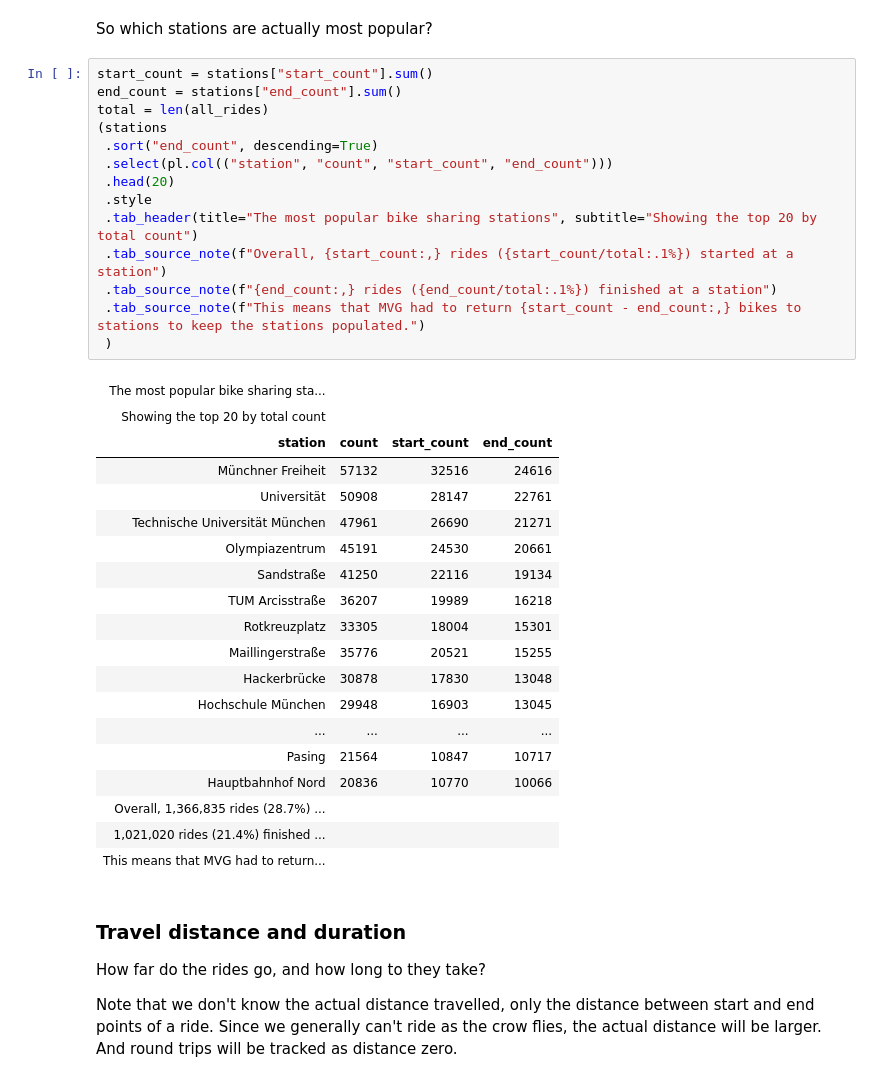
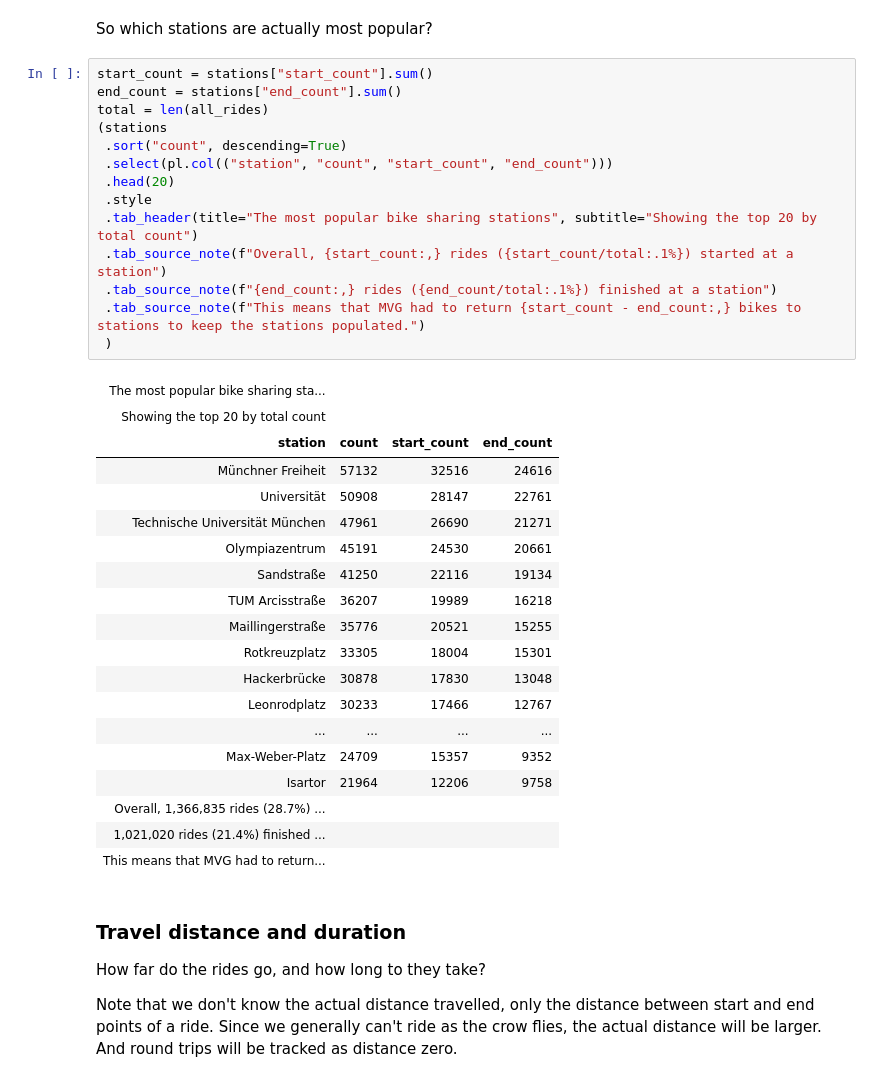
Before and after one commit to oefe/mvg-rad, a Jupyter notebook: mvg-rad.ipynb, the cells around one changed output. Saved outputs shown, nothing was run; the diff lists cells and outputs as text.

```diff
--- a/mvg-rad.ipynb
+++ b/mvg-rad.ipynb
@@ -203,34 +203,34 @@ So which stations are actually most popular?
 # %%
 start_count = stations["start_count"].sum()
 end_count = stations["end_count"].sum()
 total = len(all_rides)
 (stations
- .sort("end_count", descending=True)
+ .sort("count", descending=True)
  .select(pl.col(("station", "count", "start_count", "end_count")))
  .head(20)
  .style
  .tab_header(title="The most popular bike sharing stations", subtitle="Showing the top 20 by total count")
  .tab_source_note(f"Overall, {start_count:,} rides ({start_count/total:.1%}) started at a station")
  .tab_source_note(f"{end_count:,} rides ({end_count/total:.1%}) finished at a station")
  .tab_source_note(f"This means that MVG had to return {start_count - end_count:,} bikes to stations to keep the stations populated.")
  )
 # %% [output]
 | The most popular bike sharing sta... |  |  |  |
 | Showing the top 20 by total count |  |  |  |
 | station | count | start_count | end_count |
 | Münchner Freiheit | 57132 | 32516 | 24616 |
 | Universität | 50908 | 28147 | 22761 |
 | Technische Universität München | 47961 | 26690 | 21271 |
 | Olympiazentrum | 45191 | 24530 | 20661 |
 | Sandstraße | 41250 | 22116 | 19134 |
 | TUM Arcisstraße | 36207 | 19989 | 16218 |
+| Maillingerstraße | 35776 | 20521 | 15255 |
 | Rotkreuzplatz | 33305 | 18004 | 15301 |
-| Maillingerstraße | 35776 | 20521 | 15255 |
 | Hackerbrücke | 30878 | 17830 | 13048 |
-| Hochschule München | 29948 | 16903 | 13045 |
+| Leonrodplatz | 30233 | 17466 | 12767 |
 | ... | ... | ... | ... |
-| Pasing | 21564 | 10847 | 10717 |
-| Hauptbahnhof Nord | 20836 | 10770 | 10066 |
+| Max-Weber-Platz | 24709 | 15357 | 9352 |
+| Isartor | 21964 | 12206 | 9758 |
 | Overall, 1,366,835 rides (28.7%) ... |  |  |  |
 | 1,021,020 rides (21.4%) finished ... |  |  |  |
 | This means that MVG had to return... |  |  |  |
```
